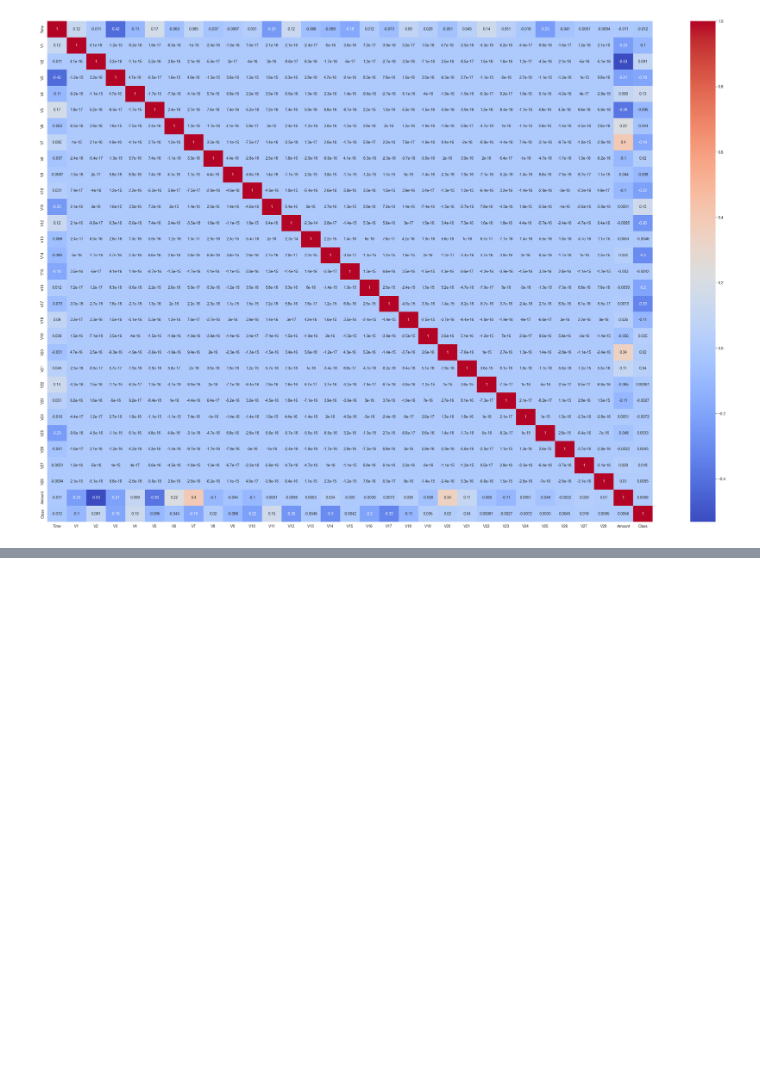
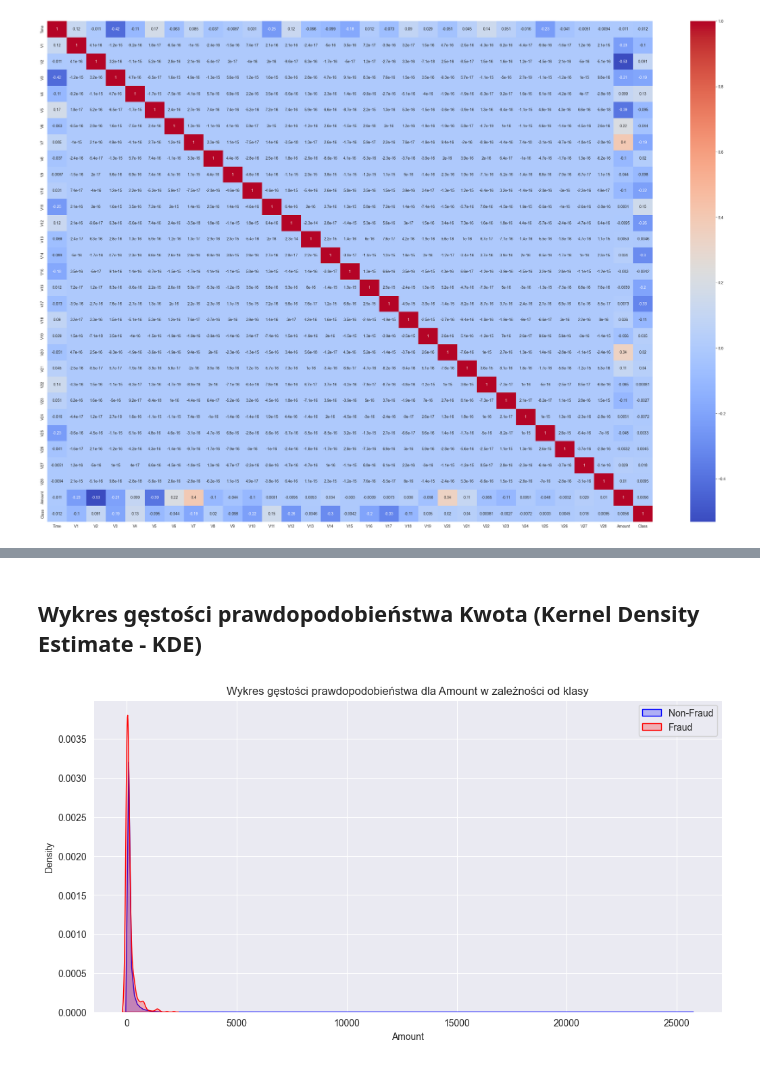
Before and after one commit to Kondziul/Fraud_Detection_ML, a Jupyter notebook: WDUM_Project_Fraud.ipynb, the cells around one changed output, grey strips where cells are left out. Saved outputs shown, nothing was run; the diff lists cells and outputs as text; code cells hidden in the pictures; blank space fills up the shorter version.

```diff
--- a/WDUM_Project_Fraud.ipynb
+++ b/WDUM_Project_Fraud.ipynb
@@ -120,0 +155,13 @@ plt.show()
+# %% [markdown]
+## Wykres gęstości prawdopodobieństwa Kwota (Kernel Density Estimate - KDE)
+# %%
+plt.figure(figsize=(12, 6))
+sns.kdeplot(df[df['Class'] == 0]['Amount'], label='Non-Fraud', fill=True, color='blue')
+sns.kdeplot(df[df['Class'] == 1]['Amount'], label='Fraud', fill=True, color='red')
+plt.title('Wykres gęstości prawdopodobieństwa dla Amount w zależności od klasy')
+plt.xlabel('Amount')
+plt.ylabel('Density')
+plt.legend()
+plt.show()
+# %% [output]
+[figure, added]
```
Also changed, not shown: parts of 7 cells of this notebook.
